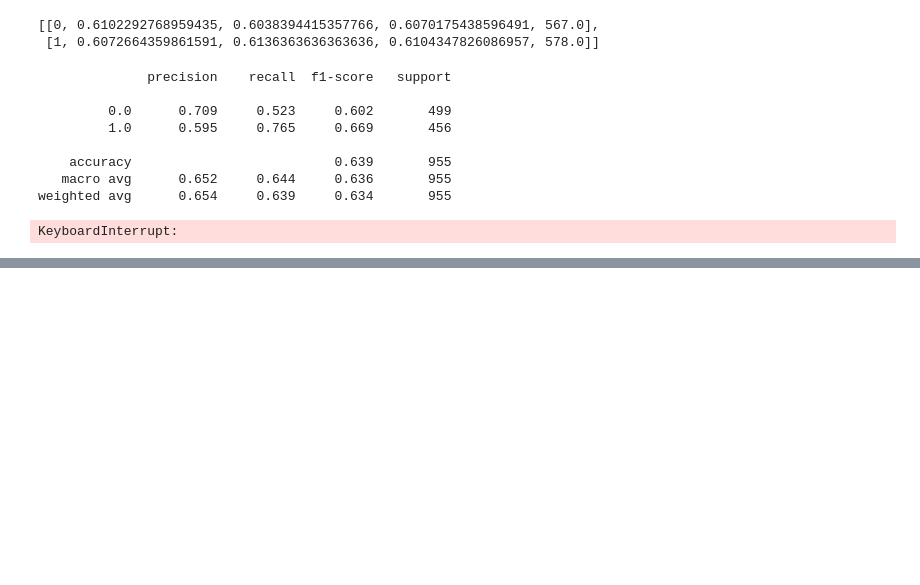
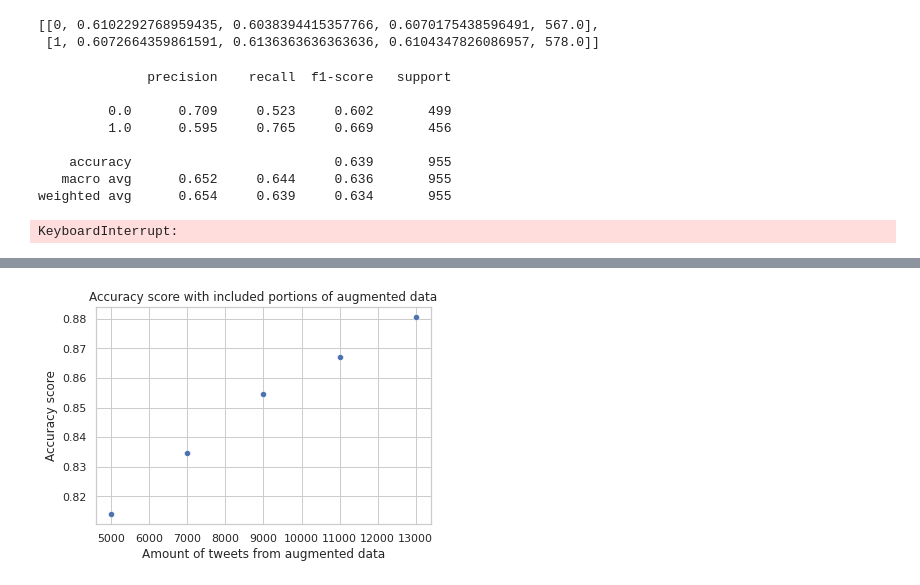
Before and after one commit to viggo-gascou/fyp2022g03GroupB2, a Jupyter notebook: classifiers.ipynb, the cells around one changed output, grey strips where cells are left out. Drawn from its saved outputs; the diff is of its cells as text; code cells hidden in the pictures; blank space fills up the shorter version.

```diff
--- a/classifiers.ipynb
+++ b/classifiers.ipynb
@@ -220,0 +244,99 @@ print(metrics.classification_report(irony_val_labels, pred, digits=3))
+# %%
+# Offensive on stratified splits
+import math
+import matplotlib.pyplot as plt
+import pandas as pd
+import re
+import seaborn as sns
+from sklearn.model_selection import StratifiedShuffleSplit
+from sklearn.metrics import confusion_matrix, ConfusionMatrixDisplay
+from sklearn.metrics import accuracy_score
+from sklearn.preprocessing import normalize
+from nltk.tokenize import TweetTokenizer
+from nltk.lm.preprocessing import padded_everygram_pipeline
+from nltk.util import bigrams
+from nltk.lm import Lidstone
+from pprint import pprint
+from tabulate import tabulate
+from functions import preprocess_tweet
+from tqdm import tqdm
+
+with open("tweeteval/datasets/irony/train_text.txt", "r", encoding="utf8") as f:
+    irony_train_data = preprocess(f.read().rstrip())
+with open("pattern.txt", "r") as f:
+    pat = re.compile(f.read())
+with open("tweeteval/datasets/offensive/train_text.txt", "r", encoding="utf8") as f:
+    offensive_train = preprocess(f.read())
+with open("tweeteval/datasets/offensive/val_text.txt", "r", encoding="utf8") as f:
+    offensive_val = preprocess(f.read())
+offensive = np.concatenate((offensive_train, offensive_val))
+
+irony_tokens = [re.findall(pat, tweet) for tweet in irony_train_data]
+offensive_tokens = [re.findall(pat, tweet) for tweet in offensive]
+_, vocab = padded_everygram_pipeline(2, irony_tokens + offensive_tokens)
+train, _ = padded_everygram_pipeline(2, irony_tokens)
+lm = Lidstone(0.2, 2)
+lm.fit(train, vocab)
+perplexities = []
+ngrams_linewise = list(bigrams(tweet) for tweet in offensive)
+print("Calculating perplexities...")
+for tweet in tqdm(ngrams_linewise):
+    try:
+        perplexity = lm.perplexity(tweet)
+        perplexities.append(perplexity)
+    except ZeroDivisionError:
+        perplexity = math.inf
+        perplexities.append(perplexity)
+df = pd.DataFrame(data = {"index": [i for i in range(len(perplexities))], "perp": perplexities})
+df = df.sort_values(by="perp")
+index = df["index"].tolist()
+aug_tweets = [preprocess_tweet(offensive[i]) for i in index]
+
+irony_train_labels = np.loadtxt("tweeteval/datasets/irony/train_labels.txt")
+with open("pattern.txt", "r") as f:
+    pattern = re.compile(f.read().rstrip(), flags=re.UNICODE)
+
+classifier = SGDClassifier(max_iter=100000, learning_rate="constant", eta0=0.0001, n_iter_no_change=5000)
+clf = make_pipeline(CountVectorizer(token_pattern=pattern, strip_accents="unicode"),
+                        TfidfTransformer(), classifier)
+clf.fit(irony_train_data, irony_train_labels)
+aug_pred_val = clf.predict(aug_tweets)
+
+n_irony = len(irony_train_labels)
+mixed_train_data = np.concatenate([irony_train_data, aug_tweets])
+mixed_train_labels = np.concatenate([irony_train_labels, aug_pred_val])
+
+n_splits = 5
+kf = StratifiedShuffleSplit(n_splits=n_splits, test_size=0.4, random_state=1)
+
+portions = list(range(5000, 15000, 2000))
+acc_scores = np.empty((len(portions)))
+
+print("Testing models...")
+for i, portion in tqdm(list(enumerate(portions))):
+    acc_scores_inner = np.empty((n_splits))
+    x = mixed_train_data[:n_irony + portion]
+    y = mixed_train_labels[:n_irony + portion]
+
+    for j, (train_index, val_index) in enumerate(kf.split(x, y)):
+        x_train, x_val = x[train_index], x[val_index]
+        y_train, y_val = y[train_index], y[val_index]
+
+        # Fitting with our own tokenizer
+        classifier = SGDClassifier(max_iter=100000, learning_rate="constant", eta0=0.0001, n_iter_no_change=5000)
+        clf = make_pipeline(CountVectorizer(token_pattern=pattern, strip_accents="unicode"),
+                            TfidfTransformer(), classifier)
+        clf.fit(x_train, y_train);
+
+        y_pred_val = clf.predict(x_val)
+
+        acc_scores_inner[j] = accuracy_score(y_val, y_pred_val)
+    acc_scores[i] = np.mean(acc_scores_inner)
+sns.set_theme("notebook")
+sns.set_style("whitegrid")
+fig = sns.scatterplot(x=portions, y=acc_scores)
+fig.set_title("Accuracy score with included portions of augmented data")
+fig.set_xlabel("Amount of tweets from augmented data")
+fig.set_ylabel("Accuracy score")
+plt.savefig("aug_data.png", dpi=400, bbox_inches="tight")
+# %% [output]
@@ -220,0 +345 @@ print(metrics.classification_report(irony_val_labels, pred, digits=3))
+[figure, added]
```
Also changed, not shown: parts of 12 cells of this notebook, 13 other files.
